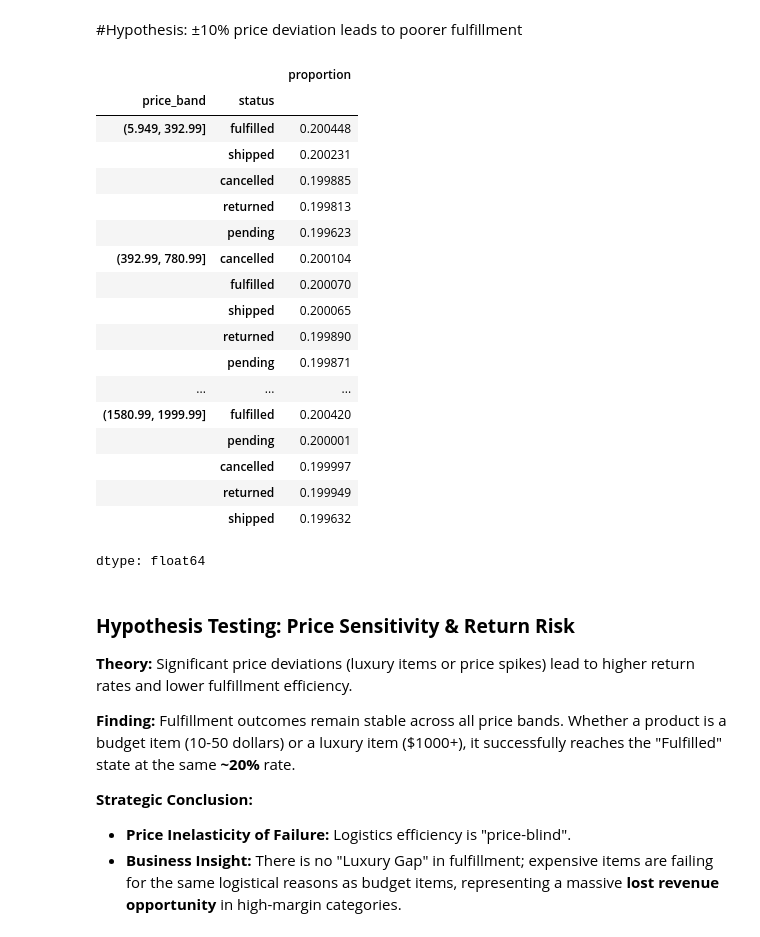
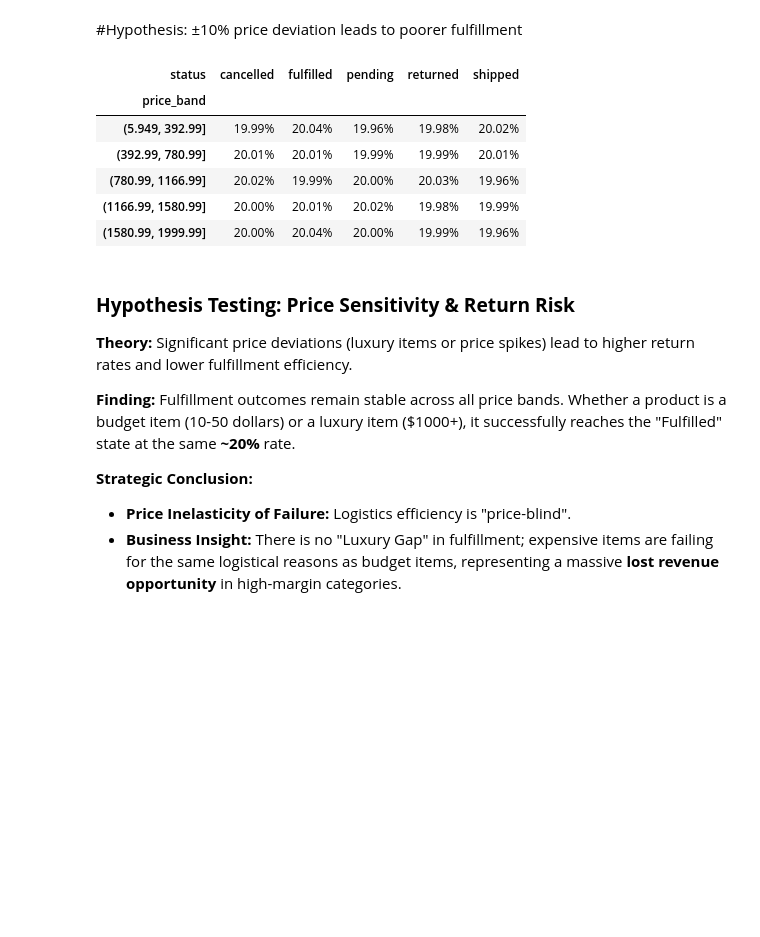
Before and after one commit to rishavvashisht823/Amazon, a Jupyter notebook: chapter_appendix-tools-for-deep-learning/jupyter.ipynb, the cells around one changed output. Cells and saved outputs as stored; diff of their text form; code cells hidden in the pictures; blank space fills up the shorter version.

```diff
--- a/chapter_appendix-tools-for-deep-learning/jupyter.ipynb
+++ b/chapter_appendix-tools-for-deep-learning/jupyter.ipynb
@@ -540,31 +520,17 @@ dtype: float64
 - **Focus Shift:** This suggests that the 14% cancellation rate is driven by **customer behavior** (order regret) or **systemic processing delays** rather than inventory availability.
 # %% [markdown]
 #Hypothesis: ±10% price deviation leads to poorer fulfillment
-# %%
-df_combined['price_band'] = pd.qcut(df_combined['price'], q=5)
-
-df_combined.groupby('price_band')['status'] \
-           .value_counts(normalize=True)
-# %% [output]
-|  |  | proportion |
-| price_band | status |  |
-| (5.949, 392.99] | fulfilled | 0.200448 |
-|  | shipped | 0.200231 |
-|  | cancelled | 0.199885 |
-|  | returned | 0.199813 |
-|  | pending | 0.199623 |
-| (392.99, 780.99] | cancelled | 0.200104 |
-|  | fulfilled | 0.200070 |
-|  | shipped | 0.200065 |
-|  | returned | 0.199890 |
-|  | pending | 0.199871 |
-| ... | ... | ... |
-| (1580.99, 1999.99] | fulfilled | 0.200420 |
-|  | pending | 0.200001 |
-|  | cancelled | 0.199997 |
-|  | returned | 0.199949 |
-|  | shipped | 0.199632 |
-dtype: float64
+# %%
+price_analysis = df_combined.groupby('price_band', observed=False)['status'].value_counts(normalize=True).unstack()
+price_analysis.style.format("{:.2%}")
+# %% [output]
+| status | cancelled | fulfilled | pending | returned | shipped |
+| price_band |  |  |  |  |  |
+| (5.949, 392.99] | 19.99% | 20.04% | 19.96% | 19.98% | 20.02% |
+| (392.99, 780.99] | 20.01% | 20.01% | 19.99% | 19.99% | 20.01% |
+| (780.99, 1166.99] | 20.02% | 19.99% | 20.00% | 20.03% | 19.96% |
+| (1166.99, 1580.99] | 20.00% | 20.01% | 20.02% | 19.98% | 19.99% |
+| (1580.99, 1999.99] | 20.00% | 20.04% | 20.00% | 19.99% | 19.96% |
 # %% [markdown]
 ### **Hypothesis Testing: Price Sensitivity & Return Risk**
 
```
Also changed, not shown: parts of 13 cells of this notebook.
